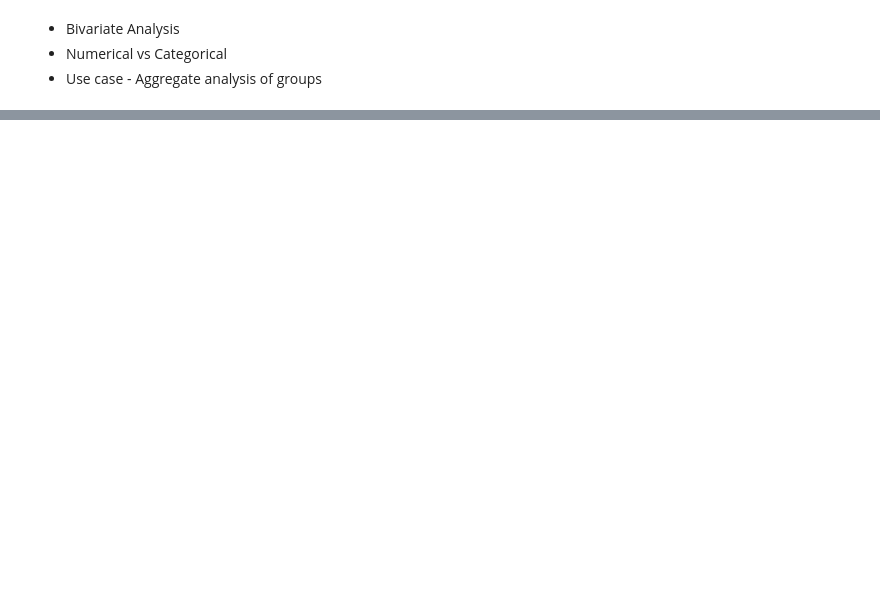
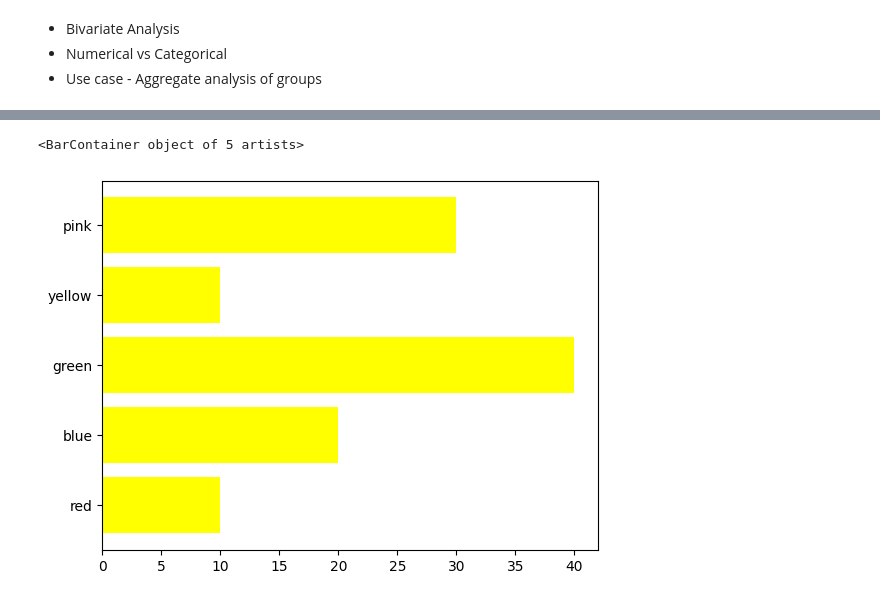
Before and after one commit to adilkamal2478/Adil_Pandas_campusx, a Jupyter notebook: Pandas_my_notes_session_23.ipynb, the cells around one changed output, grey strips where cells are left out. Drawn from its saved outputs; the diff is of its cells as text; code cells hidden in the pictures; blank space fills up the shorter version.

```diff
--- a/Pandas_my_notes_session_23.ipynb
+++ b/Pandas_my_notes_session_23.ipynb
@@ -261,0 +273,6 @@ plt.plot(tips['total_bill'],tips['tip'] , 'o')
+# %%
+# horizontal bar chart
+plt.barh(colors,children,color='yellow')
+# %% [output]
+<BarContainer object of 5 artists>
+[figure, added]
```
Also changed, not shown: parts of 9 cells of this notebook.
